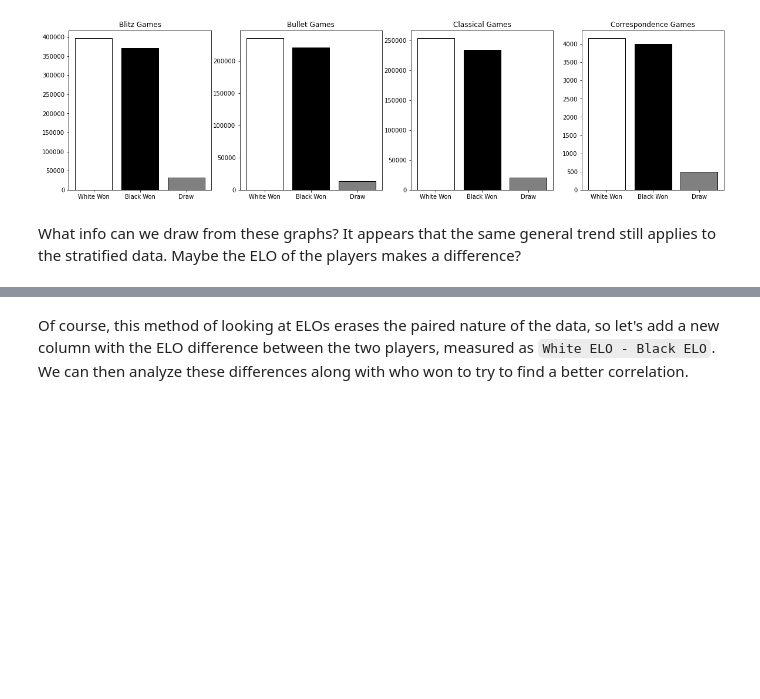
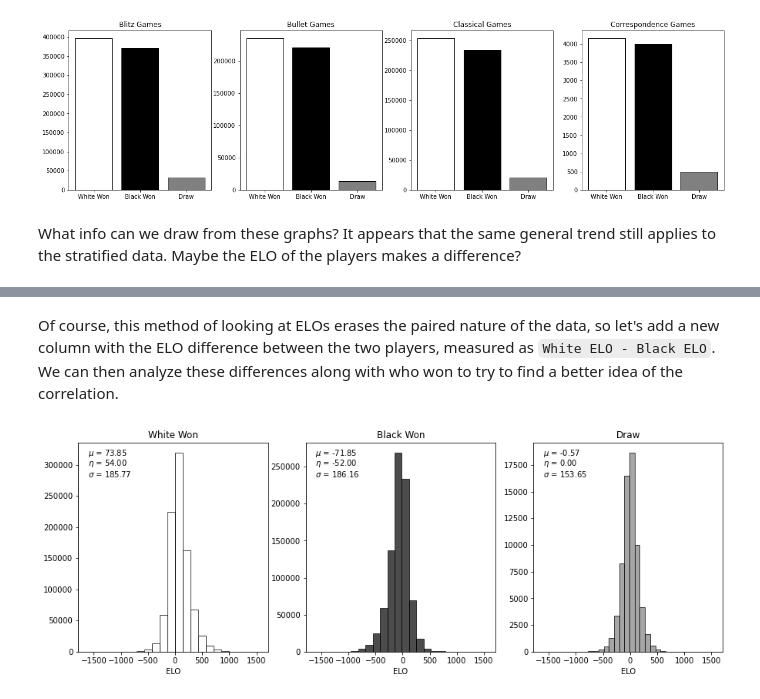
Before and after one commit to silas-wunder/Data-Wrangling-Final-Project, a Jupyter notebook: data_analysis.ipynb, the cells around one changed output, grey strips where cells are left out. Cells and saved outputs as stored; diff of their text form; code cells hidden in the pictures; blank space fills up the shorter version.

```diff
--- a/data_analysis.ipynb
+++ b/data_analysis.ipynb
@@ -81,2 +138,34 @@ axs[2].set_xlabel('ELO');
 # %% [markdown]
-Of course, this method of looking at ELOs erases the paired nature of the data, so let's add a new column with the ELO difference between the two players, measured as `White ELO - Black ELO`. We can then analyze these differences along with who won to try to find a better correlation.
+Of course, this method of looking at ELOs erases the paired nature of the data, so let's add a new column with the ELO difference between the two players, measured as `White ELO - Black ELO`. We can then analyze these differences along with who won to try to find a better idea of the correlation.
+# %%
+data['ELO Difference'] = (data['White ELO'] - data['Black ELO']).astype('int16')
+fig, axs = plt.subplots(1, 3, figsize=(15, 5), sharex=True)
+axs[0].hist(data.loc[data['Result'] == '1-0', ['ELO Difference']], bins=20, color='white', edgecolor='black', alpha=0.7)
+axs[1].hist(data.loc[data['Result'] == '0-1']['ELO Difference'], bins=20, color='black', edgecolor='black', alpha=0.7)
+axs[2].hist(data.loc[data['Result'] == '1/2-1/2']['ELO Difference'], bins=20, color='gray', edgecolor='black', alpha=0.7)
+axs[0].set_title('White Won')
+axs[0].set_xlabel('ELO')
+axs[0].text(0.05, 0.95, f"$\mu$ = {np.mean(data.loc[data['Result'] == '1-0']['ELO Difference']):.2f}",\
+     transform=axs[0].transAxes, horizontalalignment='left', verticalalignment='center')
+axs[0].text(0.05, 0.9, f"$\eta$ = {np.median(data.loc[data['Result'] == '1-0']['ELO Difference']):.2f}",\
+     transform=axs[0].transAxes, horizontalalignment='left', verticalalignment='center')
+axs[0].text(0.05, 0.85, f"$\sigma$ = {np.std(data.loc[data['Result'] == '1-0']['ELO Difference']):.2f}",\
+     transform=axs[0].transAxes, horizontalalignment='left', verticalalignment='center')
+axs[1].set_title('Black Won')
+axs[1].set_xlabel('ELO')
+axs[1].text(0.05, 0.95, f"$\mu$ = {np.mean(data.loc[data['Result'] == '0-1']['ELO Difference']):.2f}",\
+     transform=axs[1].transAxes, horizontalalignment='left', verticalalignment='center')
+axs[1].text(0.05, 0.9, f"$\eta$ = {np.median(data.loc[data['Result'] == '0-1']['ELO Difference']):.2f}",\
+     transform=axs[1].transAxes, horizontalalignment='left', verticalalignment='center')
+axs[1].text(0.05, 0.85, f"$\sigma$ = {np.std(data.loc[data['Result'] == '0-1']['ELO Difference']):.2f}",\
+     transform=axs[1].transAxes, horizontalalignment='left', verticalalignment='center')
+axs[2].set_title('Draw')
+axs[2].text(0.05, 0.95, f"$\mu$ = {np.mean(data.loc[data['Result'] == '1/2-1/2']['ELO Difference']):.2f}",\
+     transform=axs[2].transAxes, horizontalalignment='left', verticalalignment='center')
+axs[2].text(0.05, 0.9, f"$\eta$ = {np.median(data.loc[data['Result'] == '1/2-1/2']['ELO Difference']):.2f}",\
+     transform=axs[2].transAxes, horizontalalignment='left', verticalalignment='center')
+axs[2].text(0.05, 0.85, f"$\sigma$ = {np.std(data.loc[data['Result'] == '1/2-1/2']['ELO Difference']):.2f}",\
+     transform=axs[2].transAxes, horizontalalignment='left', verticalalignment='center')
+axs[2].set_xlabel('ELO');
+# %% [output]
+[figure, added]
```
Also changed, not shown: parts of 2 cells of this notebook.
